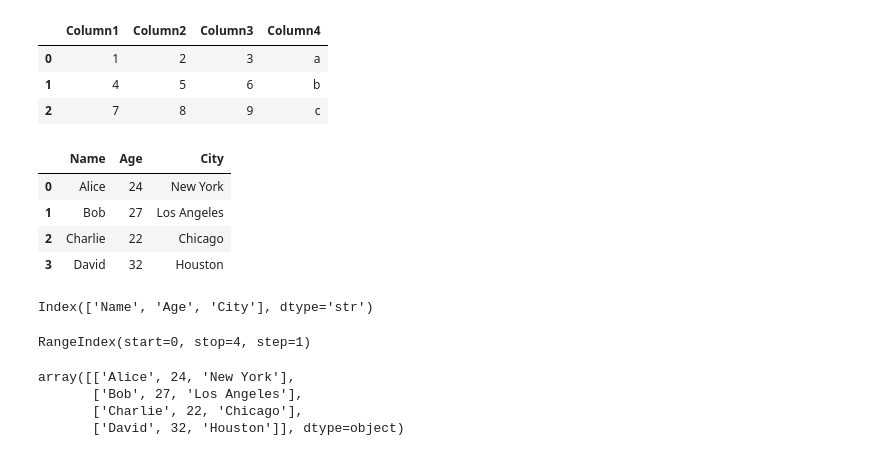
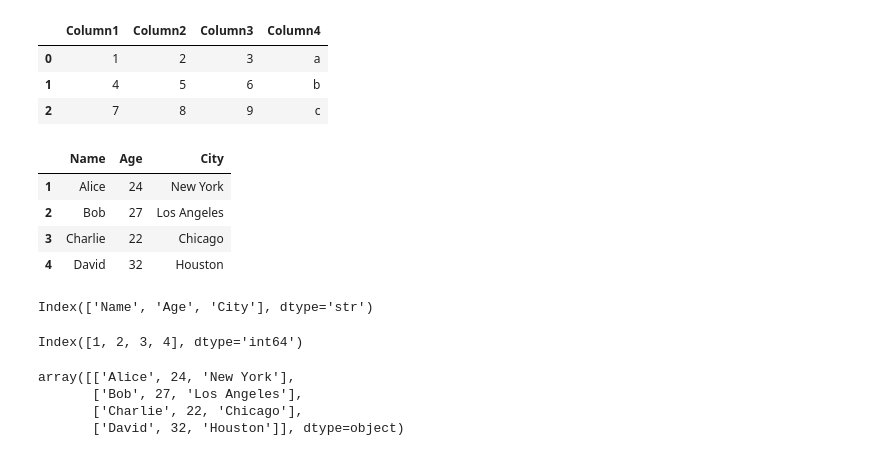
Before and after one commit to adelbadran/DEPI_ONL4_AIS2_S2_ML, a Jupyter notebook: Data_Analysis_Course/Session_2/Code/Pandas_Basics_1.ipynb, the cells around one changed output. Cells and saved outputs as stored; diff of their text form; code cells hidden in the pictures.

```diff
--- a/Data_Analysis_Course/Session_2/Code/Pandas_Basics_1.ipynb
+++ b/Data_Analysis_Course/Session_2/Code/Pandas_Basics_1.ipynb
@@ -55,19 +57,19 @@ display(df) # display is used in Jupyter Notebooks, not like print -> print(df),
 # %%
 # create another DataFrame from a dictionary
 data_2 = {"Name": ["Alice", "Bob", "Charlie", "David"],
           "Age": [24, 27, 22, 32],
           "City": ["New York", "Los Angeles", "Chicago", "Houston"]}
 
-df_2 = pd.DataFrame(data_2, columns=["Name", "Age", "City"])
+df_2 = pd.DataFrame(data_2, columns=["Name", "Age", "City"], index=[1, 2, 3, 4])
 
 # display the DataFrame
 display(df_2)
 # %% [output]
 |  | Name | Age | City |
-| 0 | Alice | 24 | New York |
-| 1 | Bob | 27 | Los Angeles |
-| 2 | Charlie | 22 | Chicago |
-| 3 | David | 32 | Houston |
+| 1 | Alice | 24 | New York |
+| 2 | Bob | 27 | Los Angeles |
+| 3 | Charlie | 22 | Chicago |
+| 4 | David | 32 | Houston |
 # %%
 # get the columns of the DataFrame
 df_2.columns
@@ -75,9 +77,9 @@ df_2.columns
 Index(['Name', 'Age', 'City'], dtype='str')
 # %%
 # get the index of the DataFrame
-df_2.index
+df_2.index #.tolist() - index
 # %% [output]
-RangeIndex(start=0, stop=4, step=1)
+Index([1, 2, 3, 4], dtype='int64')
 # %%
 # get the values of the DataFrame as a 2D array
 df_2.values
```
Also changed, not shown: parts of 36 cells of this notebook, 6 other files.
